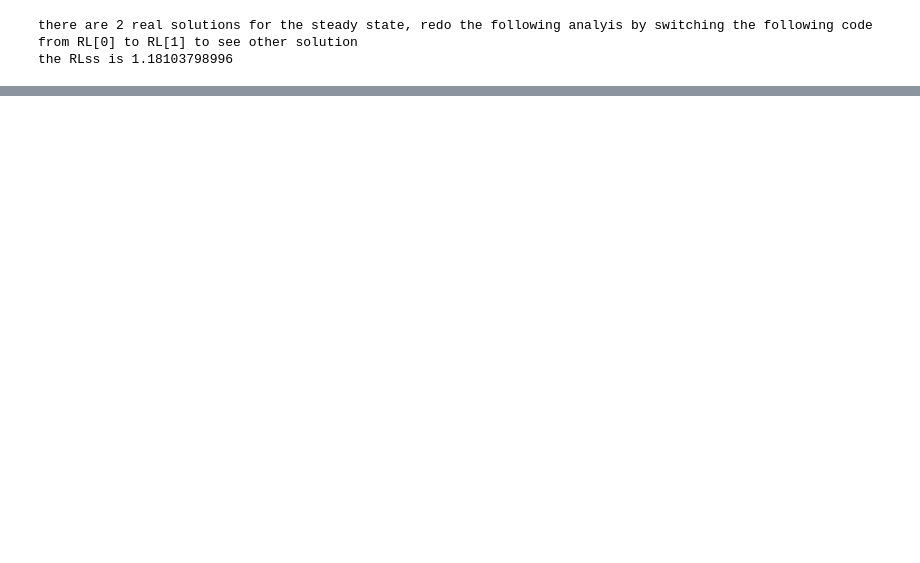
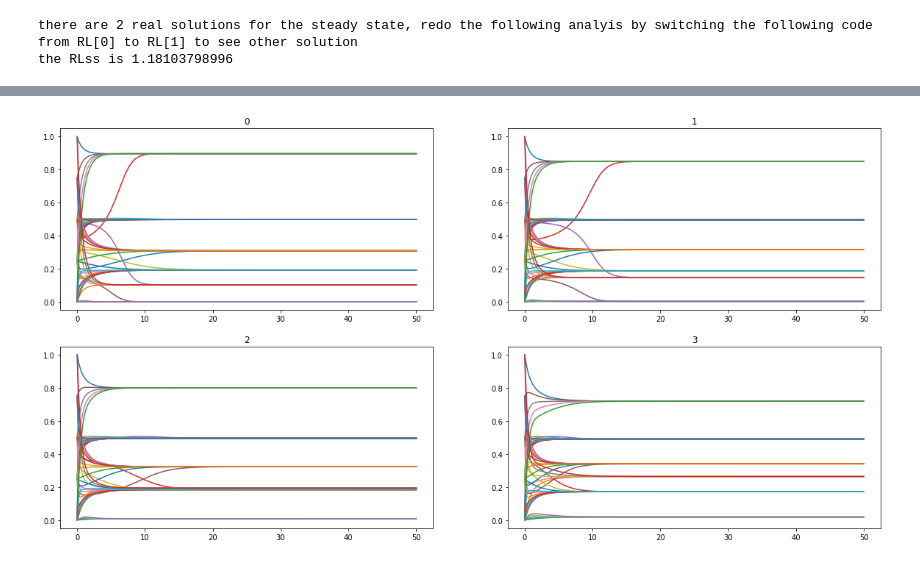
Before and after one commit to npagane/bph, a Jupyter notebook: yeastSim/bistableSolution.ipynb, the cells around one changed output, grey strips where cells are left out. Drawn from its saved outputs; the diff is of its cells as text; code cells hidden in the pictures; blank space fills up the shorter version.

```diff
--- a/yeastSim/bistableSolution.ipynb
+++ b/yeastSim/bistableSolution.ipynb
@@ -75,7 +74,7 @@ rateRange = np.linspace(1e-2, 1, n)
 #  st y = [K, Kp, Kpp]
 def rates(y, t, c0, c1, c2, c3, c6, RL, P):
     return np.asarray([-2*c1*y[0]**2 -2*c2*y[1]*y[0] + c0*y[1]*P -c6*RL*y[0] -2*c3*y[2]*y[0],
-                       2*c1*y[0]**2 + (-c1 + 2*c2)*y[1]*y[0] -c0*P*y[0] + c6*RL*y[0] -c2*y[1]**2 -c3*y[2]*y[1] + 2*c3*y[2]*y[0] + 2*c0*P*y[2],
+                       2*c1*y[0]**2 + (-c1 + 2*c2)*y[1]*y[0] -c0*P*y[1] + c6*RL*y[0] -c2*y[1]**2 -c3*y[2]*y[1] + 2*c3*y[2]*y[0] + 2*c0*P*y[2],
                        c1*y[1]*y[0] + c2*y[1]**2  + c3*y[2]*y[1] -2*c0*P*y[2]
                       ])
 # %%
@@ -128,7 +127,7 @@ else:
 there are 2 real solutions for the steady state, redo the following analyis by switching the following code from RL[0] to RL[1] to see other solution
 the RLss is 1.18103798996
 # %%
-tol = 1e-2
+tol = 1e-3
 Ktot = 1
 P = 0.25
 Kp = np.linspace(0,Ktot,float(n)/2)
@@ -216,32 +210,34 @@ S = 10
 N = 1000
 t = np.linspace(0,50, N)
 vals = 10
 
 inits = {}
 iter = 0
 Kp = np.linspace(0,1,5)
 Kpp = Kp
 for i in range(len(Kp)):
     for j in range(len(Kpp)):
         K = Ktot - Kp[i] - Kpp[j]
         if K >= 0:
             inits[iter] = [Ktot - Kp[i] - Kpp[j], Kp[i], Kpp[j]]
             iter = iter + 1
 
 for iter in range(len(acc)):
     ode = {}
     for i in inits.keys():
         y0 = inits[i]
-        paramsTemp = [params['c0'][acc[iter]], params['c1'][iter], params['c2'][acc[iter]], params['c3'][acc[iter]], params['c4'][acc[iter]], S, P]
+        paramsTemp = [params['c0'][acc[iter]], params['c1'][iter], params['c2'][acc[iter]], params['c3'][acc[iter]], params['c6'][acc[iter]], RL, P]
         odeTemp = snt.odeint(rates, y0,t, args = tuple(paramsTemp))
         ode[i] = []
         ode[i] = odeTemp
     ax = fig.add_subplot(rows,ncol,iter+1)
     for i in ode.keys():
         for j in range(np.shape(ode[i])[1]):
             plt.plot(t, ode[i][:,j][0:N])
     ax.set_title(iter)
 
 
 plt.show()
+# %% [output]
+[figure, added]
 # %%
```
Also changed, not shown: parts of 4 cells of this notebook.
